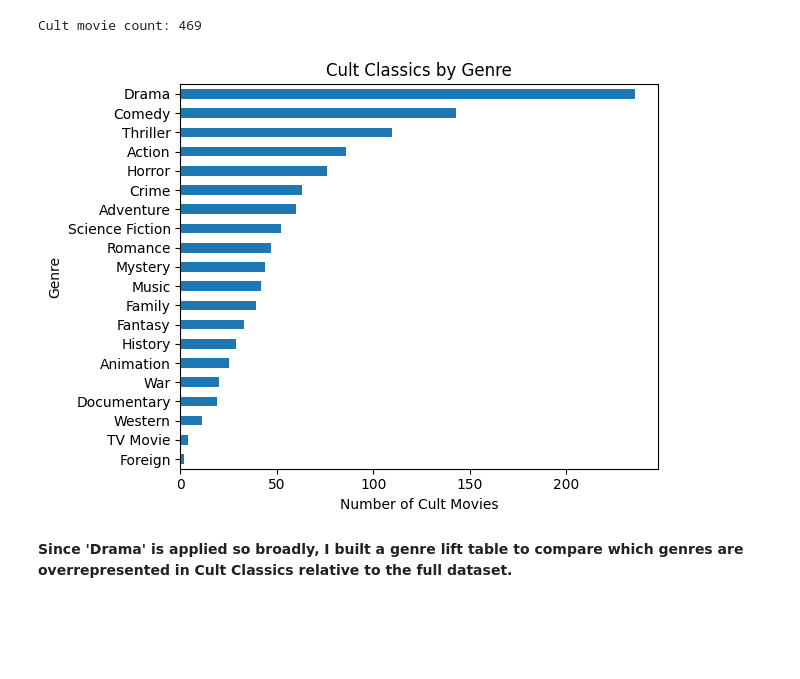
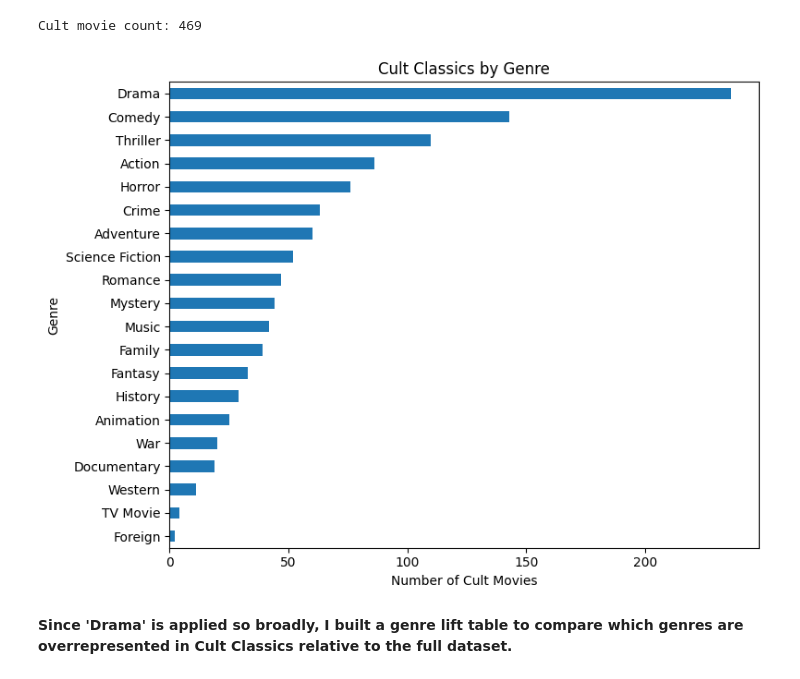
Before and after one commit to Andrew-Aleshire/TMDb-Movie-Dataset-Exploration, a Jupyter notebook: Investigate_a_Dataset.ipynb, the cells around one changed output. Saved outputs shown, nothing was run; the diff lists cells and outputs as text; code cells hidden in the pictures; blank space fills up the shorter version.

```diff
--- a/Investigate_a_Dataset.ipynb
+++ b/Investigate_a_Dataset.ipynb
@@ -432,15 +432,36 @@ cult_movies_exploded = cult_movies.explode('genres_list')
 # %%
 # Count number of cult movies per genre
 cult_genre_counts = cult_movies_exploded['genres_list'].value_counts()
+# %%
+# Write a reusable function for creating bar charts
+def plot_horizontal_bar(data, title='Bar Chart', xlabel='Count', ylabel='Category', figsize=(8,6)):
+    """
+    Reusable function to plot a horizontal bar chart.
+
+    Parameters:
+    - data: A pandas Series or dictionary with categorical keys and numeric values
+    - title: Chart title (str)
+    - xlabel: Label for x-axis (str)
+    - ylabel: Label for y-axis (str)
+    - figsize: Tuple defining the figure size (width, height)
+    """
+    plt.figure(figsize=figsize)
+    data.sort_values().plot.barh()
+    plt.title(title)
+    plt.xlabel(xlabel)
+    plt.ylabel(ylabel)
+    plt.tight_layout()
+    plt.show()
 # %%
 # Display results
-cult_genre_counts.sort_values().plot.barh(title='Cult Classics by Genre')
-plt.xlabel('Number of Cult Movies')
-plt.ylabel('Genre')
-plt.tight_layout()
-plt.show()
+plot_horizontal_bar(
+    data=cult_genre_counts,
+    title='Cult Classics by Genre',
+    xlabel='Number of Cult Movies',
+    ylabel='Genre'
+)
 # %% [output]
-[figure, old version]
+[figure, new version]
 # %% [markdown]
 __Since 'Drama' is applied so broadly, I built a genre lift table to compare which genres are overrepresented in Cult Classics relative to the full dataset.__
 # %%
```
Also changed, not shown: parts of 13 cells of this notebook.
